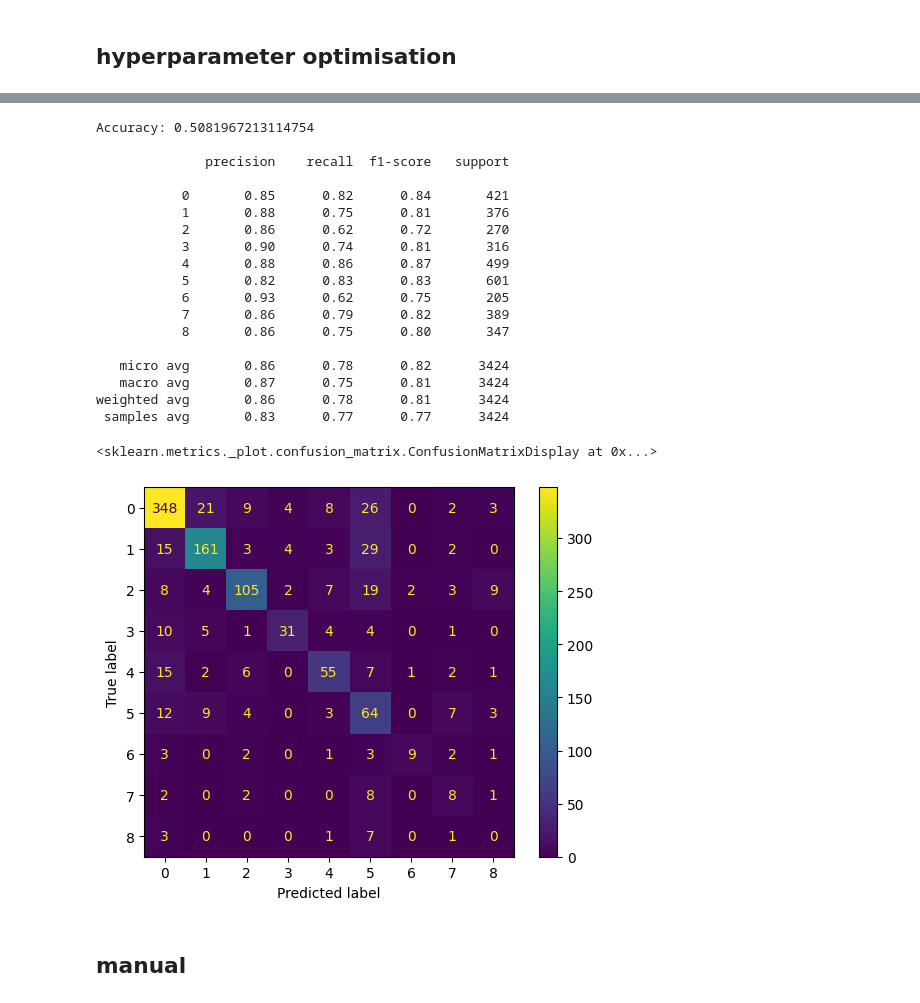
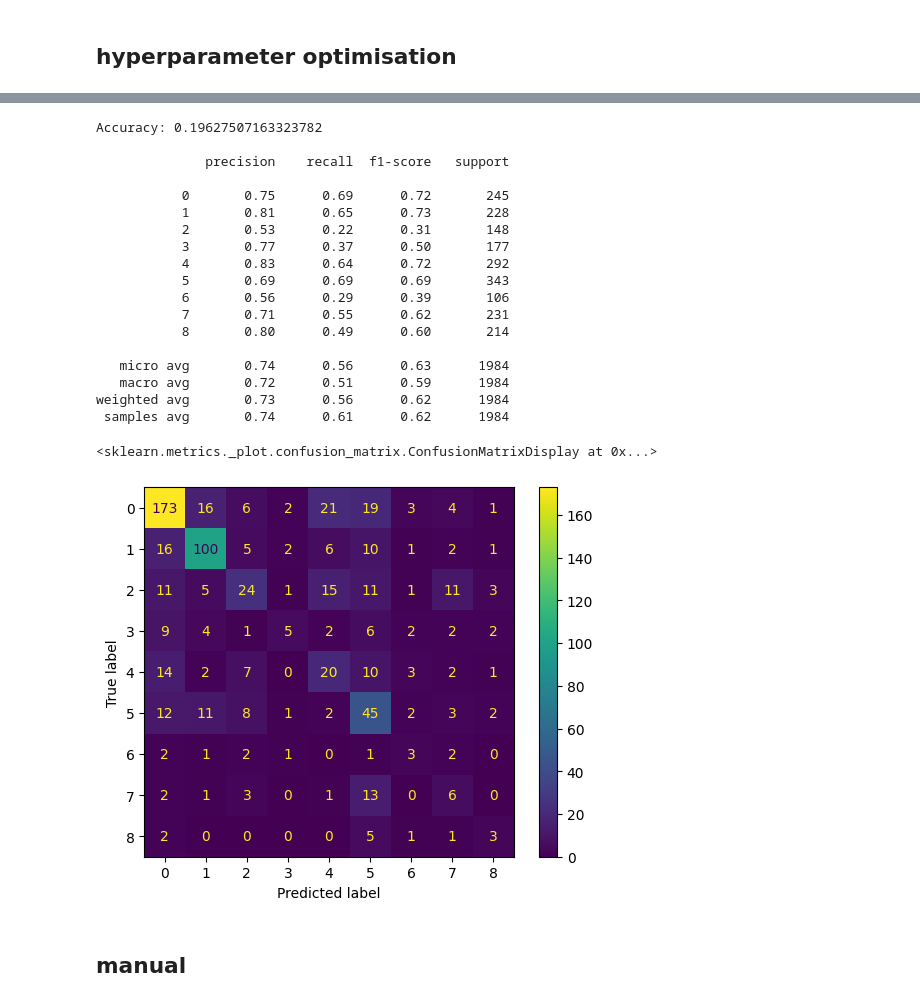
Before and after one commit to IOuadah/SML_Project, a Jupyter notebook: cluster_rf.ipynb, the cells around one changed output, grey strips where cells are left out. Saved outputs shown, nothing was run; the diff lists cells and outputs as text; code cells hidden in the pictures.

```diff
--- a/cluster_rf.ipynb
+++ b/cluster_rf.ipynb
@@ -141,5 +141,7 @@ from skmultilearn.model_selection import iterative_train_test_split
 
 
 X_train, y_train, X_test, y_test = iterative_train_test_split(X, y, test_size = 0.2)
+X_train, X_test, y_train, y_test = train_test_split(X, y, test_size=0.2, random_state=12345)
+
 print(f"training set is {len(y_train)} items long and the test set is {len(y_test)} items long")
 # %% [output]
@@ -206,7 +222,7 @@ from sklearn.model_selection import cross_val_score
 from bayes_opt import BayesianOptimization
 
 # inlcude max leaf nodes?
-def rfc_cv(n_estimators, max_leaf_nodes, x_data, y_targets):
+def rfc_cv(n_estimators, max_leaf_nodes, max_depth, min_samples_split, max_features,  x_data, y_targets):
     """Random Forest cross validation.
 
     This function will instantiate a random forest classifier with parameters
@@ -220,6 +236,9 @@ def rfc_cv(n_estimators, max_leaf_nodes, x_data, y_targets):
     estimator = RandomForestClassifier(
         n_estimators=n_estimators,
         max_leaf_nodes=max_leaf_nodes,
+        max_depth=max_depth,
+        min_samples_split=min_samples_split,
+        max_features=max_features,
         random_state=2
     )
 
@@ -232,12 +251,15 @@ def rfc_cv(n_estimators, max_leaf_nodes, x_data, y_targets):
 
 def optimize_rfc(x_data, y_targets):
     """Apply Bayesian Optimization to Random Forest parameters."""
-    def rfc_crossval(n_estimators, max_leaf_nodes):
+    def rfc_crossval(n_estimators, max_leaf_nodes, max_depth, min_samples_split, max_features):
         """Wrapper of RandomForest cross validation.
         """
         return rfc_cv(
             n_estimators=int(n_estimators),
             max_leaf_nodes = int(max_leaf_nodes),
+            max_depth=int(max_depth),
+            min_samples_split=int(min_samples_split),
+            max_features=int(max_features),
             x_data=x_data,
             y_targets=y_targets,
         )
@@ -246,7 +268,10 @@ def optimize_rfc(x_data, y_targets):
         f=rfc_crossval,
         pbounds={
             "n_estimators": (10, 750),
-            "max_leaf_nodes" : (20, 1000)
+            "max_leaf_nodes" : (20, 1000),
+            "max_depth": (20, 100),
+            "min_samples_split": (2, 25),
+            "max_features": (3, 500),
         },
         random_state=1234,
         verbose=2
@@ -280,32 +305,32 @@ best_params = optimize_rfc(X_train, y_train)
 ... (4 outputs left out)
 # %%
-m_rf = RandomForestClassifier(n_estimators = int(best_params["n_estimators"]), max_features = 1)
+m_rf = RandomForestClassifier(n_estimators = int(best_params["n_estimators"]), max_depth = int(best_params["max_depth"]), max_leaf_nodes = int(best_params["max_leaf_nodes"]), min_samples_split = int(best_params["min_samples_split"]), max_features = int(best_params["max_features"]))
 multi_target_rf = MultiOutputClassifier(m_rf).fit(X_train, y_train)
 y_pred = multi_target_rf.predict(X_test)
 
 print('Accuracy:', accuracy_score(y_test, y_pred), "\n")
 print(classification_report(y_test, y_pred))
 # %% [output]
-Accuracy: 0.5081967213114754
+Accuracy: 0.19627507163323782
 
               precision    recall  f1-score   support
 
-           0       0.85      0.82      0.84       421
-           1       0.88      0.75      0.81       376
-           2       0.86      0.62      0.72       270
-           3       0.90      0.74      0.81       316
-           4       0.88      0.86      0.87       499
-           5       0.82      0.83      0.83       601
-           6       0.93      0.62      0.75       205
-           7       0.86      0.79      0.82       389
-           8       0.86      0.75      0.80       347
+           0       0.75      0.69      0.72       245
+           1       0.81      0.65      0.73       228
+           2       0.53      0.22      0.31       148
+           3       0.77      0.37      0.50       177
+           4       0.83      0.64      0.72       292
+           5       0.69      0.69      0.69       343
+           6       0.56      0.29      0.39       106
+           7       0.71      0.55      0.62       231
+           8       0.80      0.49      0.60       214
 
-   micro avg       0.86      0.78      0.82      3424
-   macro avg       0.87      0.75      0.81      3424
-weighted avg       0.86      0.78      0.81      3424
- samples avg       0.83      0.77      0.77      3424
+   micro avg       0.74      0.56      0.63      1984
+   macro avg       0.72      0.51      0.59      1984
+weighted avg       0.73      0.56      0.62      1984
+ samples avg       0.74      0.61      0.62      1984
 # %%
-ConfusionMatrixDisplay.from_predictions(y_test.values.argmax(axis=1), y_pred.argmax(axis=1))
+ConfusionMatrixDisplay.from_predictions(y_test.argmax(axis=1), y_pred.argmax(axis=1))
 # %% [output]
 <sklearn.metrics._plot.confusion_matrix.ConfusionMatrixDisplay at 0x...>
-[figure, old version]
+[figure, new version]
```
Also changed, not shown: parts of 6 cells of this notebook.
